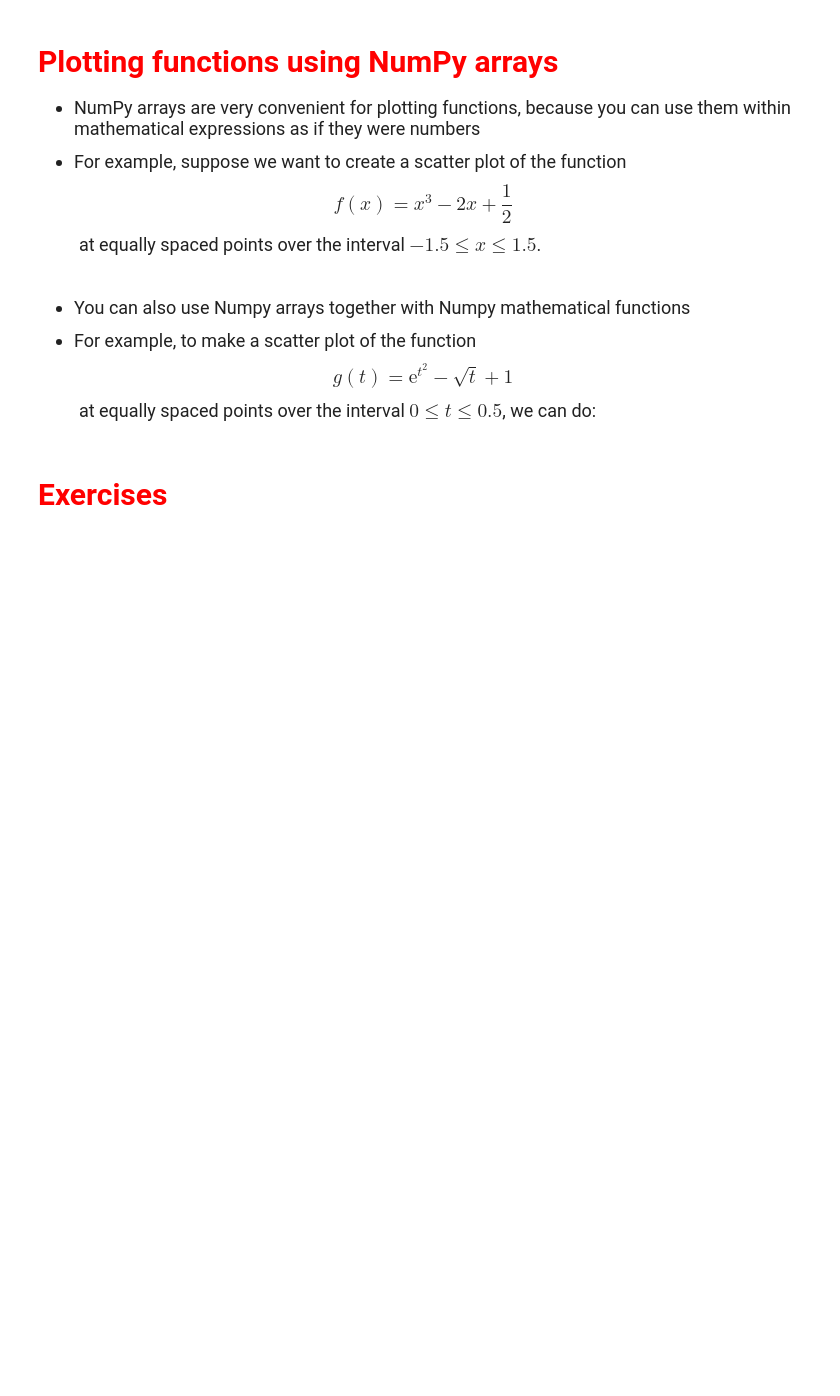
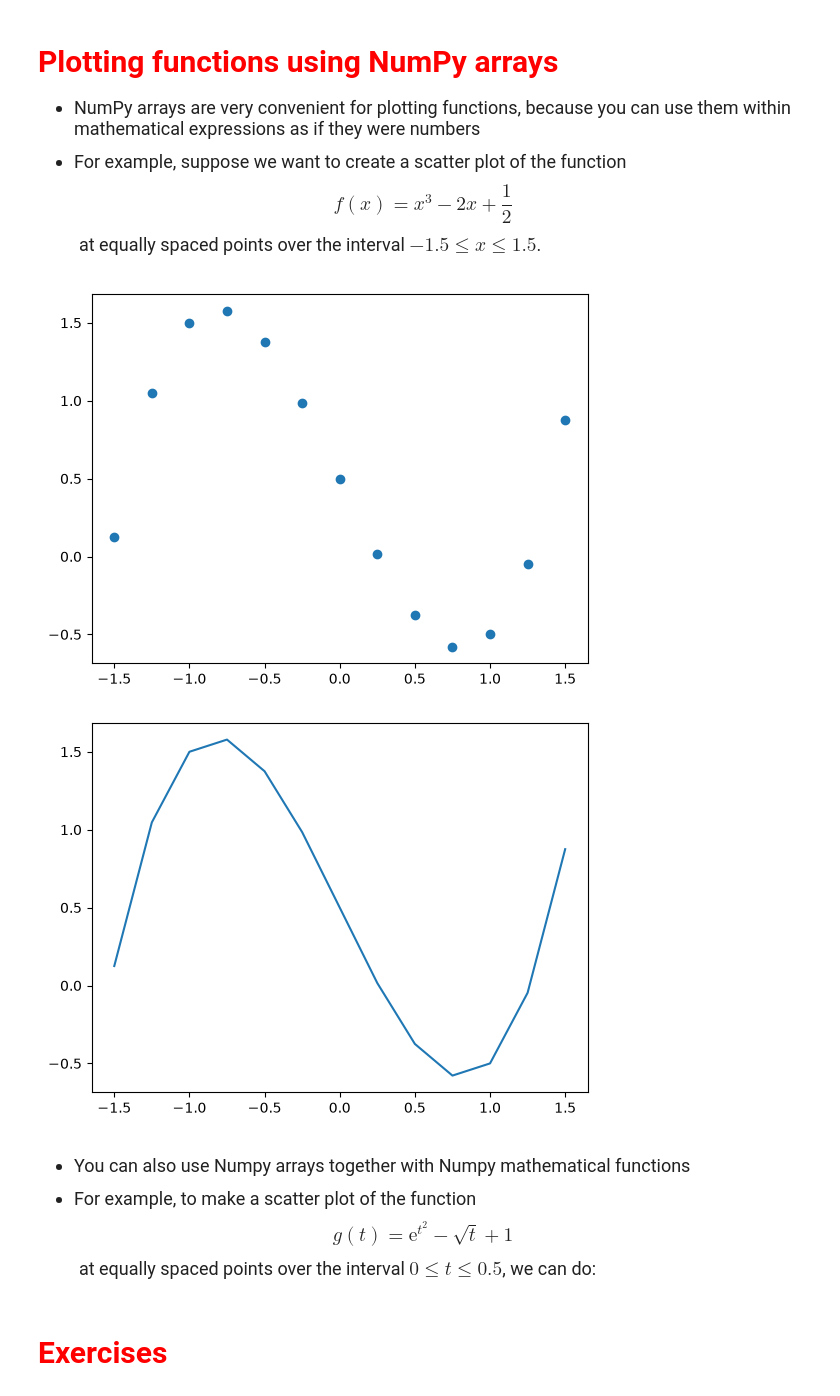
Before and after one commit to vzhu6/datasci151fall2026, a Jupyter notebook: lecture_04_other_sequence_objects/Lecture04 copy.ipynb, the cells around one changed output. Saved outputs shown, nothing was run; the diff lists cells and outputs as text; code cells hidden in the pictures; blank space fills up the shorter version.

```diff
--- a/lecture_04_other_sequence_objects/Lecture04 copy.ipynb
+++ b/lecture_04_other_sequence_objects/Lecture04 copy.ipynb
@@ -343,17 +441,24 @@ $$ f(x) = x^3 - 2x + \frac{1}{2} $$
 # %%
 # Create list of equally spaced points from -1.5 to 1.5
 # We'll choose points 0.25 apart
 x_vals = [-1.5, -1.25, -1, -0.75, -0.5, -0.25, 0, 0.25, 0.5, 0.75, 1, 1.25, 1.5]
 
 # Convert to numpy array
 x_vals = np.array(x_vals)
 
 # Create new numpy array with the function evaluated at the same points
 y_vals = x_vals**3 - 2*x_vals + 0.5
 
 # Use plt.scatter to create scatter plot
 plt.scatter(x = x_vals, y = y_vals)
 plt.show()
+plt.plot(x_vals, y_vals)
+plt.show()
+
+x_vals = np.linspace(01.5, )
+# %% [output]
+[figure, added]
+[figure, added]
 # %% [markdown]
 <font size = "4">
 
```
Also changed, not shown: parts of 22 cells of this notebook.
